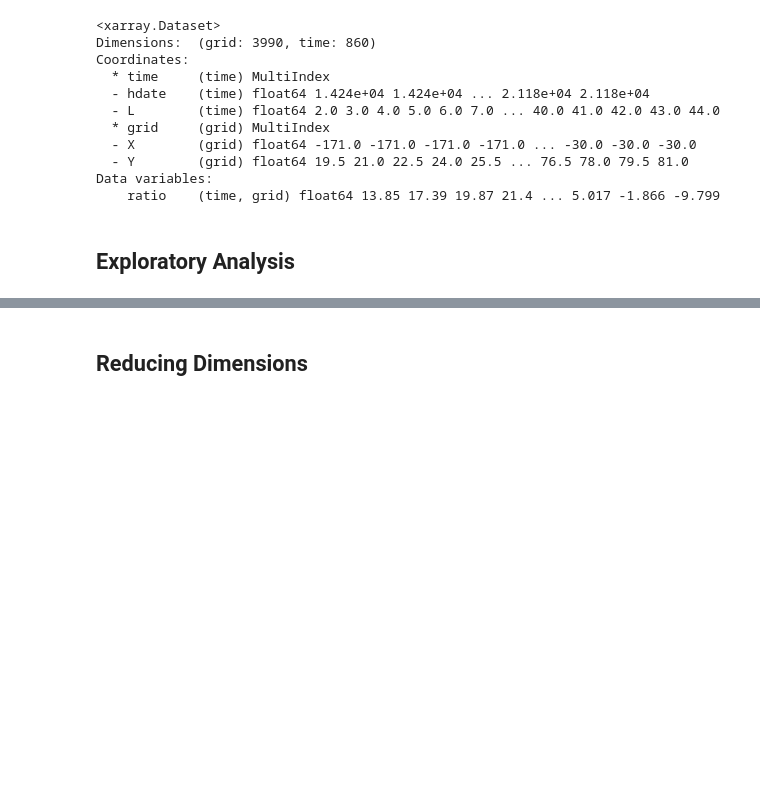
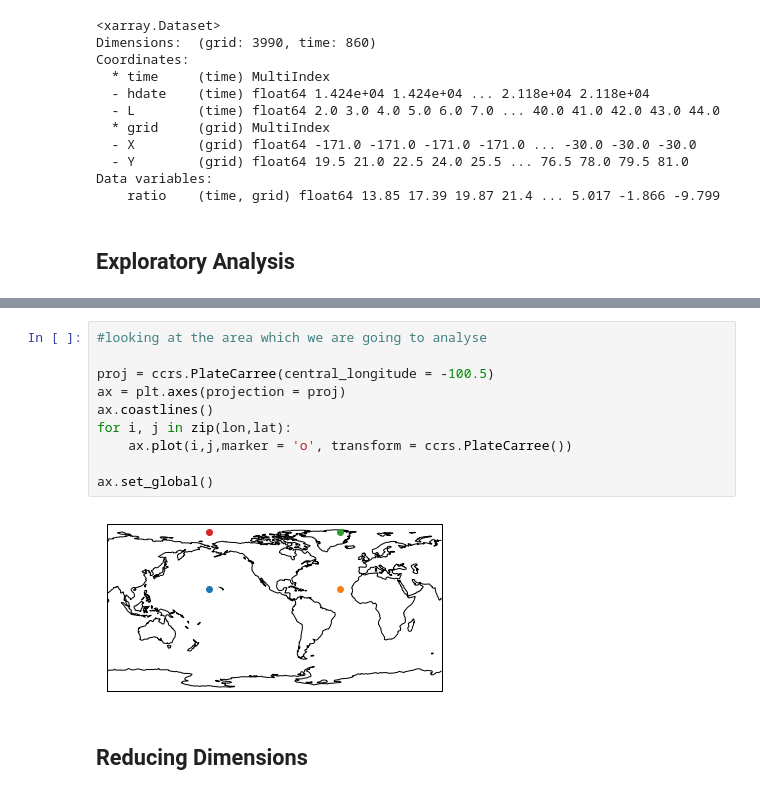
Before and after one commit to Patricryser/Project-determining-weather-types, a Jupyter notebook: Project.ipynb, the cells around one changed output, grey strips where cells are left out. Saved outputs shown, nothing was run; the diff lists cells and outputs as text; blank space fills up the shorter version.

```diff
--- a/Project.ipynb
+++ b/Project.ipynb
@@ -89,3 +114,15 @@ time.shape
+# %%
+#looking at the area which we are going to analyse
+
+proj = ccrs.PlateCarree(central_longitude = -100.5)
+ax = plt.axes(projection = proj)
+ax.coastlines()
+for i, j in zip(lon,lat):
+    ax.plot(i,j,marker = 'o', transform = ccrs.PlateCarree())
+
+ax.set_global()
+# %% [output]
+[figure, added]
 # %% [markdown]
 ## Reducing Dimensions
 # %% [markdown]
```
Also changed, not shown: parts of 9 cells of this notebook.
